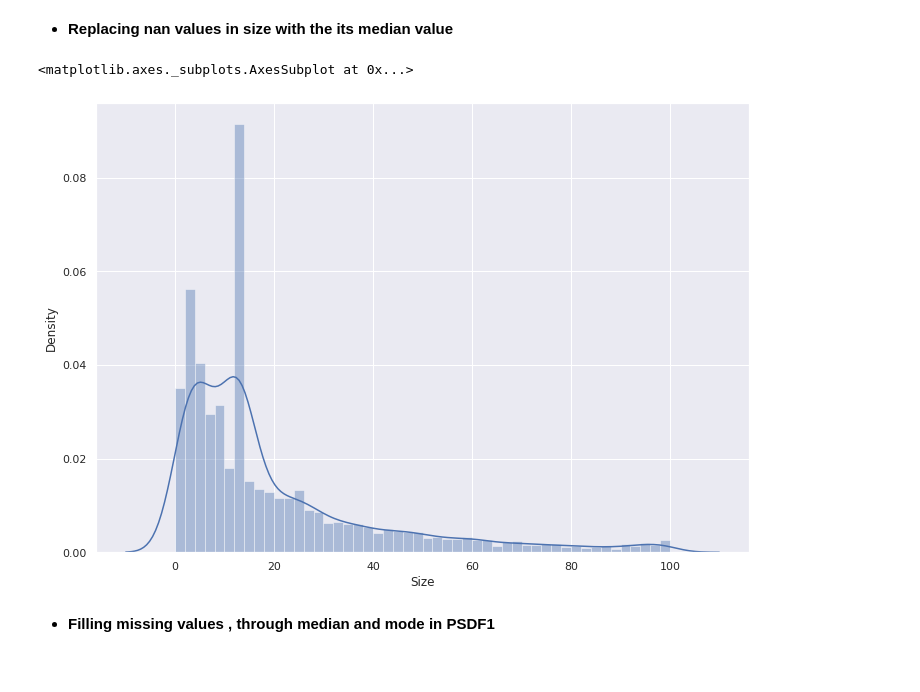
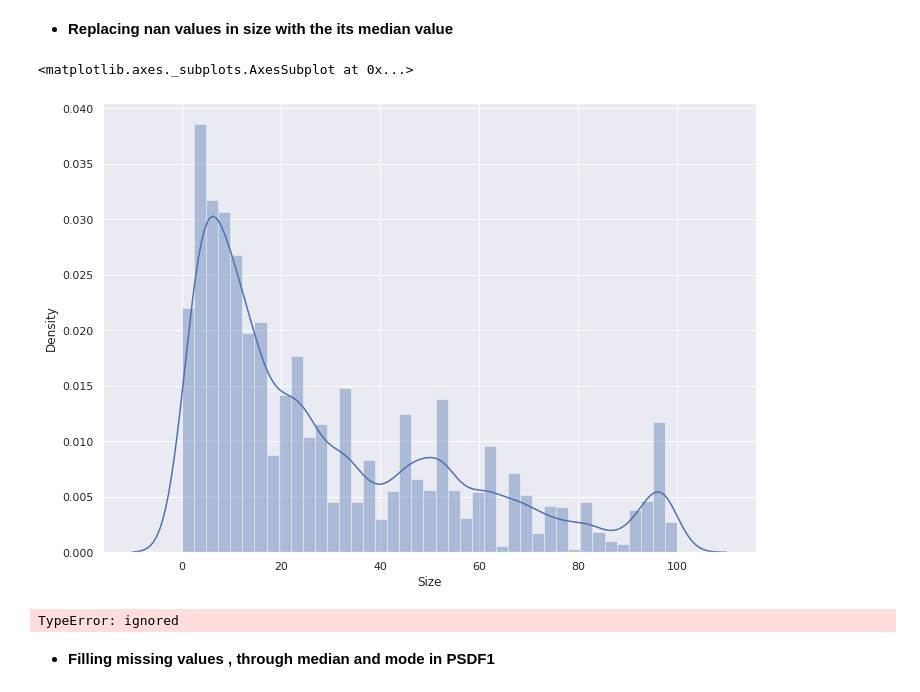
Before and after one commit to DrBharathiTC/Play_store-app-review-analysis-Capstone-project, a Jupyter notebook: Play_Store_App_Review_Analysis_EDA_Capstone.ipynb, the cells around one changed output. Saved outputs shown, nothing was run; the diff lists cells and outputs as text; code cells hidden in the pictures.

```diff
--- a/Play_Store_App_Review_Analysis_EDA_Capstone.ipynb
+++ b/Play_Store_App_Review_Analysis_EDA_Capstone.ipynb
@@ -405,5 +332,5 @@ PSDF1['Installs'] = PSDF1['Installs'].apply(lambda x: str(x).replace(',', '') if
  * **REPLACING '$' WITH '' IN 'PRICE' TO CONVERT ITS DATA TYPE**
 # %%
 
-PSDF1["Price"] = PSDF1["Price"].apply(lambda x:x.replace("$","") if "$" in str(x)else x)
+PSDF["Price"] = PSDF["Price"].apply(lambda x:x.replace("$","") if "$" in str(x)else x)
 # %%
@@ -421,2 +348,2 @@ PSDF1free
 # %%
-PSDF1.drop(PSDF1.index[9990], inplace=True)
+PSDF.drop(PSDF.index[50243], inplace=True)
@@ -423,9 +356,10 @@ PSDF1.drop(PSDF1.index[9990], inplace=True)
+# %%
+PSDF.drop(PSDF.index[10472], inplace=True)
 # %% [markdown]
  * **Converting 'Reviews', 'Installs', 'Size', 'Price' to numerical data type**
 # %%
-
-PSDF1['Reviews']=pd.to_numeric(PSDF1['Reviews'])
-PSDF1['Installs']=pd.to_numeric(PSDF1['Installs'])
-PSDF1['Size']=pd.to_numeric(PSDF1['Size'])
-PSDF1['Price']=pd.to_numeric(PSDF1['Price'])
+PSDF['Reviews']=pd.to_numeric(PSDF['Reviews'])
+PSDF['Installs']=pd.to_numeric(PSDF['Installs'])
+PSDF['Size']=pd.to_numeric(PSDF['Size'])
+PSDF['Price']=pd.to_numeric(PSDF['Price'])
 # %%
@@ -469,13 +399,14 @@ PSDF1.describe()
 # %% [markdown]
 * **Replacing nan values in size with the its median value**
 # %%
-sns.distplot(PSDF1['Size'])
+sns.distplot(PSDF['Size'])
 # %% [output]
 <matplotlib.axes._subplots.AxesSubplot at 0x...>
-[figure, old version]
+[figure, new version]
 # %%
-
-PSDF1.Size.fillna(PSDF1.Size.median(),inplace=True)
+PSDF.Size.fillna(PSDF1.Size.median(),inplace=True)
+# %% [output]
+TypeError: ignored
 # %% [markdown]
 * **Filling missing values , through median and mode in PSDF1**
 # %%
```
Also changed, not shown: parts of 40 cells of this notebook.
